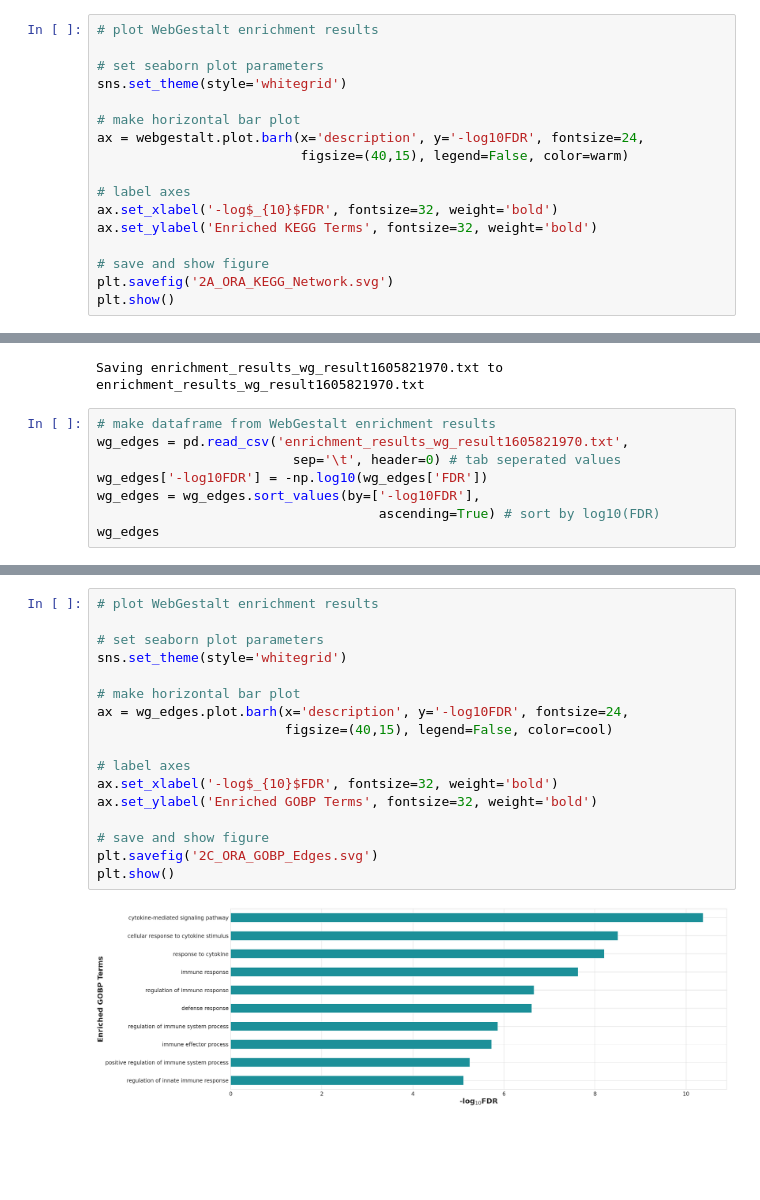
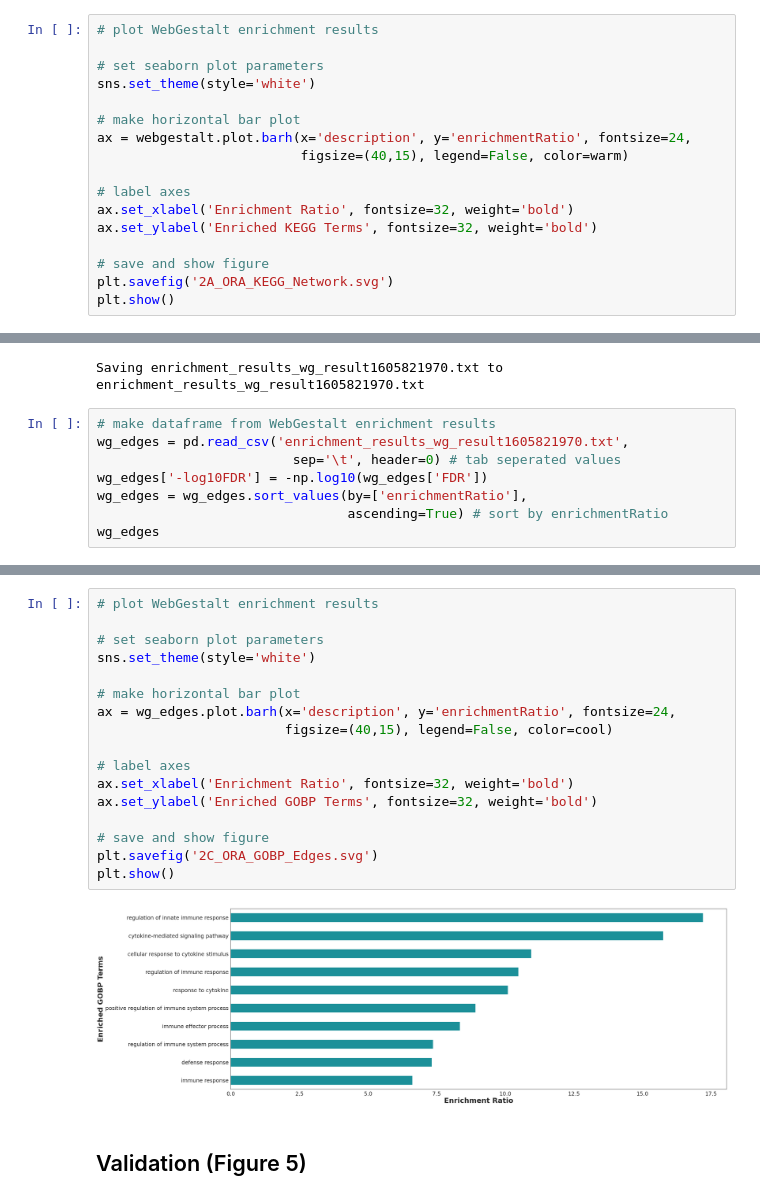
Before and after one commit to HuLiLab/GBM_CCN1, a Jupyter notebook: GBM_CCN1.ipynb, the cells around one changed output, grey strips where cells are left out. Drawn from its saved outputs; the diff is of its cells as text; blank space fills up the shorter version.

```diff
--- a/GBM_CCN1.ipynb
+++ b/GBM_CCN1.ipynb
@@ -356,14 +356,14 @@ webgestalt['userId'][0]
 # plot WebGestalt enrichment results
 
 # set seaborn plot parameters
-sns.set_theme(style='whitegrid')
+sns.set_theme(style='white')
 
 # make horizontal bar plot
-ax = webgestalt.plot.barh(x='description', y='-log10FDR', fontsize=24,
+ax = webgestalt.plot.barh(x='description', y='enrichmentRatio', fontsize=24,
                           figsize=(40,15), legend=False, color=warm)
 
 # label axes
-ax.set_xlabel('-log$_{10}$FDR', fontsize=32, weight='bold')
+ax.set_xlabel('Enrichment Ratio', fontsize=32, weight='bold')
 ax.set_ylabel('Enriched KEGG Terms', fontsize=32, weight='bold')
 
 # save and show figure
@@ -385,8 +385,8 @@ Saving enrichment_results_wg_result1605821970.txt to enrichment_results_wg_resul
 wg_edges = pd.read_csv('enrichment_results_wg_result1605821970.txt',
                          sep='\t', header=0) # tab seperated values
 wg_edges['-log10FDR'] = -np.log10(wg_edges['FDR'])
-wg_edges = wg_edges.sort_values(by=['-log10FDR'],
-                                    ascending=True) # sort by log10(FDR)
+wg_edges = wg_edges.sort_values(by=['enrichmentRatio'],
+                                ascending=True) # sort by enrichmentRatio
 wg_edges
 # %% [output]
 |  | geneSet | description | link | size | overlap | expect | enrichmentRatio | pValue | FDR | ... |
@@ -403,19 +403,21 @@ wg_edges
 # %%
 # plot WebGestalt enrichment results
 
 # set seaborn plot parameters
-sns.set_theme(style='whitegrid')
+sns.set_theme(style='white')
 
 # make horizontal bar plot
-ax = wg_edges.plot.barh(x='description', y='-log10FDR', fontsize=24,
+ax = wg_edges.plot.barh(x='description', y='enrichmentRatio', fontsize=24,
                         figsize=(40,15), legend=False, color=cool)
 
 # label axes
-ax.set_xlabel('-log$_{10}$FDR', fontsize=32, weight='bold')
+ax.set_xlabel('Enrichment Ratio', fontsize=32, weight='bold')
 ax.set_ylabel('Enriched GOBP Terms', fontsize=32, weight='bold')
 
 # save and show figure
 plt.savefig('2C_ORA_GOBP_Edges.svg')
 plt.show()
 # %% [output]
-[figure, old version]
+[figure, new version]
+# %% [markdown]
+## Validation (Figure 5)
```
Also changed, not shown: parts of 36 cells of this notebook.
